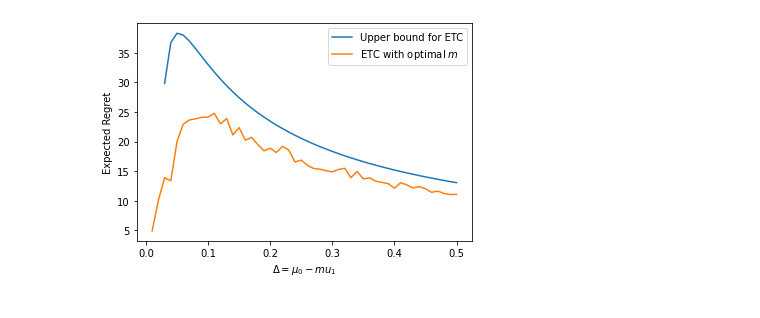
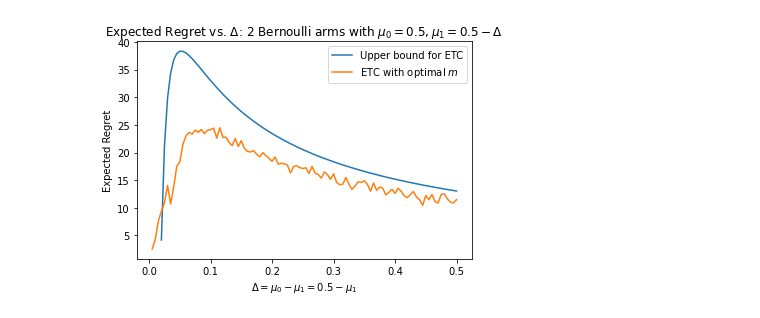
Before and after one commit to NicholasCorrado/Reinforcement-Learning, a Jupyter notebook: bandits/explore-then-commit.ipynb, the cells around one changed output. Cells and saved outputs as stored; diff of their text form; code cells hidden in the pictures.

Commit message:
Axis labels and titles

```diff
--- a/bandits/explore-then-commit.ipynb
+++ b/bandits/explore-then-commit.ipynb
@@ -162,5 +162,5 @@ plot_expected_regret_ETC()
 # %%
-N = 50 # number of mu values for arm 1
+N = 100 # number of mu values for arm 1
 n = 1000 # number of iterations for each mu setting
 
 mu0 = 0.5
@@ -184,13 +184,14 @@ for i in range(N):
 # %%
 max_arg_1 = n*Deltas
 max_arg_2 = 1/Deltas*(1 + np.log(n*Deltas**2))
 upper_bound = [np.min([max_arg_1[i], max_arg_2[i]]) for i in range(N)]
 
-plt.plot(Deltas[:N-2], upper_bound[:N-2], label='Upper bound for ETC')
+plt.plot(Deltas[:N-3], upper_bound[:N-3], label='Upper bound for ETC')
 plt.plot(Deltas, n*0.5-expected_regrets, label='ETC with optimal $m$')
 plt.ylabel('Expected Regret')
-plt.xlabel('$\Delta = \mu_0 - mu_1$')
+plt.xlabel('$\Delta = \mu_0 - \mu_1 = 0.5 - \mu_1$')
+plt.title('Expected Regret vs. $\Delta$: 2 Bernoulli arms with $\mu_0 = 0.5, \mu_1 = 0.5 - \Delta$')
 plt.legend()
 plt.show()
 # %% [output]
-[figure, old version]
+[figure, new version]
```
Also changed, not shown: parts of 5 cells of this notebook.
